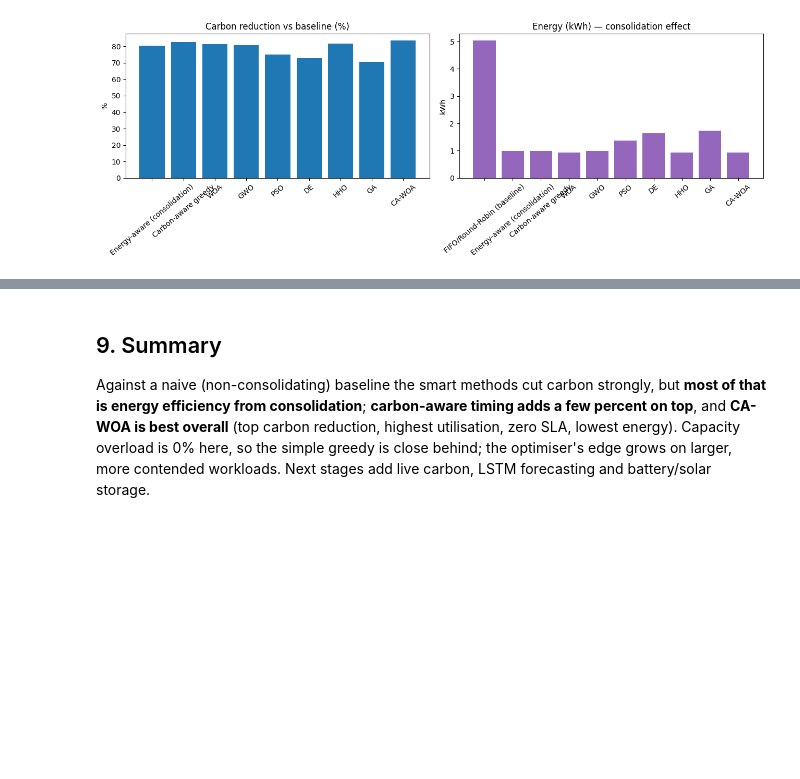
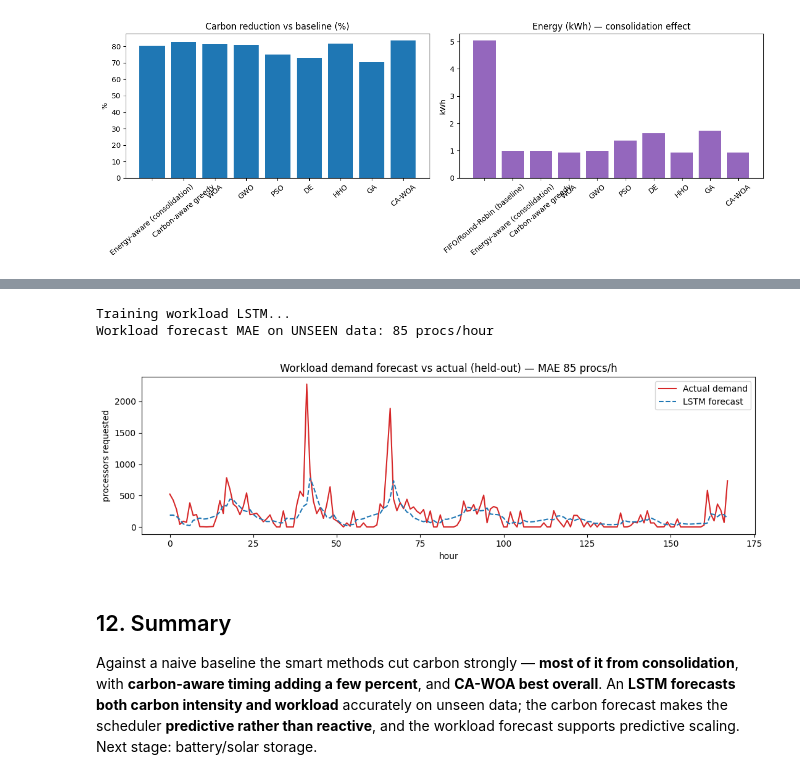
Before and after one commit to Navaneetha13/carbon-aware-scheduler, a Jupyter notebook: notebooks/carbon_aware_scheduling.ipynb, the cells around one changed output, grey strips where cells are left out. Cells and saved outputs as stored; diff of their text form; code cells hidden in the pictures; blank space fills up the shorter version.

```diff
--- a/notebooks/carbon_aware_scheduling.ipynb
+++ b/notebooks/carbon_aware_scheduling.ipynb
@@ -192,7 +261,32 @@ plt.tight_layout(); plt.show()
+# %%
+_swfc = ["job","submit","wait","runtime","nproc","avg_cpu","used_mem","req_proc","req_time",
+         "req_mem","status","uid","gid","app","queue","partition","prev_job","think"]
+sw = pd.read_csv(ROOT + "/data/workload/NASA.swf", sep=r"\s+", comment=";", header=None, names=_swfc)
+sw = sw[(sw.submit >= 0) & (sw.nproc > 0)]
+dem = np.bincount((sw.submit//3600).astype(int), weights=sw.nproc.values)
+nz = np.nonzero(dem)[0]; wl = dem[nz.min():nz.max()+1].astype(float)
+LOOK_W = 24
+nw = int(len(wl)*0.2); wtr, wte = wl[:-nw], wl[-nw:]
+wlo, whi = wtr.min(), wtr.max(); ws = lambda a:(a-wlo)/(whi-wlo+1e-9); wi = lambda a:a*(whi-wlo+1e-9)+wlo
+def wwin(a):
+    return (np.array([a[i:i+LOOK_W] for i in range(len(a)-LOOK_W)])[...,None],
+            np.array([a[i+LOOK_W] for i in range(len(a)-LOOK_W)]))
+Wtr, Wytr = wwin(ws(wtr)); wctx = ws(np.concatenate([wtr[-LOOK_W:], wte])); Wte, Wyte = wwin(wctx)
+wmodel = Sequential([Input((LOOK_W,1)), LSTM(32), Dense(1)]); wmodel.compile("adam", "mse")
+print("Training workload LSTM..."); wmodel.fit(Wtr, Wytr, epochs=20, batch_size=32, verbose=0)
+wpred = wi(wmodel.predict(Wte, verbose=0).ravel()); wtrue = wi(Wyte)
+wmae = float(np.mean(np.abs(wpred-wtrue))); print("Workload forecast MAE on UNSEEN data: %.0f procs/hour" % wmae)
+plt.figure(figsize=(11,3.5)); plt.plot(wtrue[:168], label="Actual demand", color="tab:red")
+plt.plot(wpred[:168], "--", label="LSTM forecast", color="tab:blue")
+plt.title("Workload demand forecast vs actual (held-out) — MAE %.0f procs/h" % wmae)
+plt.xlabel("hour"); plt.ylabel("processors requested"); plt.legend(); plt.tight_layout(); plt.show()
+# %% [output]
+Training workload LSTM...
+Workload forecast MAE on UNSEEN data: 85 procs/hour
+[figure, added]
 # %% [markdown]
-## 9. Summary
-Against a naive (non-consolidating) baseline the smart methods cut carbon strongly, but **most of that is
-energy efficiency from consolidation**; **carbon-aware timing adds a few percent on top**, and **CA-WOA is
-best overall** (top carbon reduction, highest utilisation, zero SLA, lowest energy). Capacity overload is 0%
-here, so the simple greedy is close behind; the optimiser's edge grows on larger, more contended workloads.
-Next stages add live carbon, LSTM forecasting and battery/solar storage.
+## 12. Summary
+Against a naive baseline the smart methods cut carbon strongly — **most of it from consolidation**, with
+**carbon-aware timing adding a few percent**, and **CA-WOA best overall**. An **LSTM forecasts both carbon
+intensity and workload** accurately on unseen data; the carbon forecast makes the scheduler **predictive
+rather than reactive**, and the workload forecast supports predictive scaling. Next stage: battery/solar storage.
```
Also changed, not shown: parts of 5 cells of this notebook, 14 other files.
